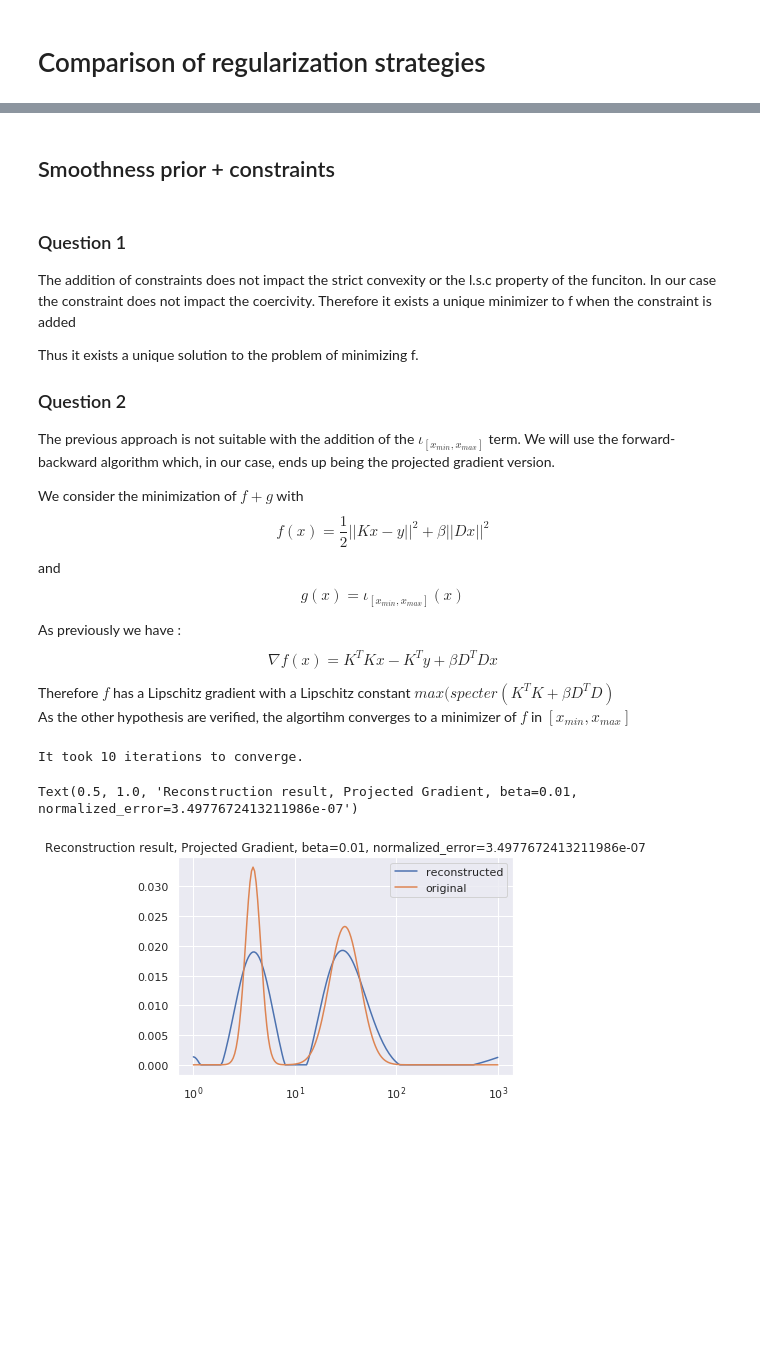
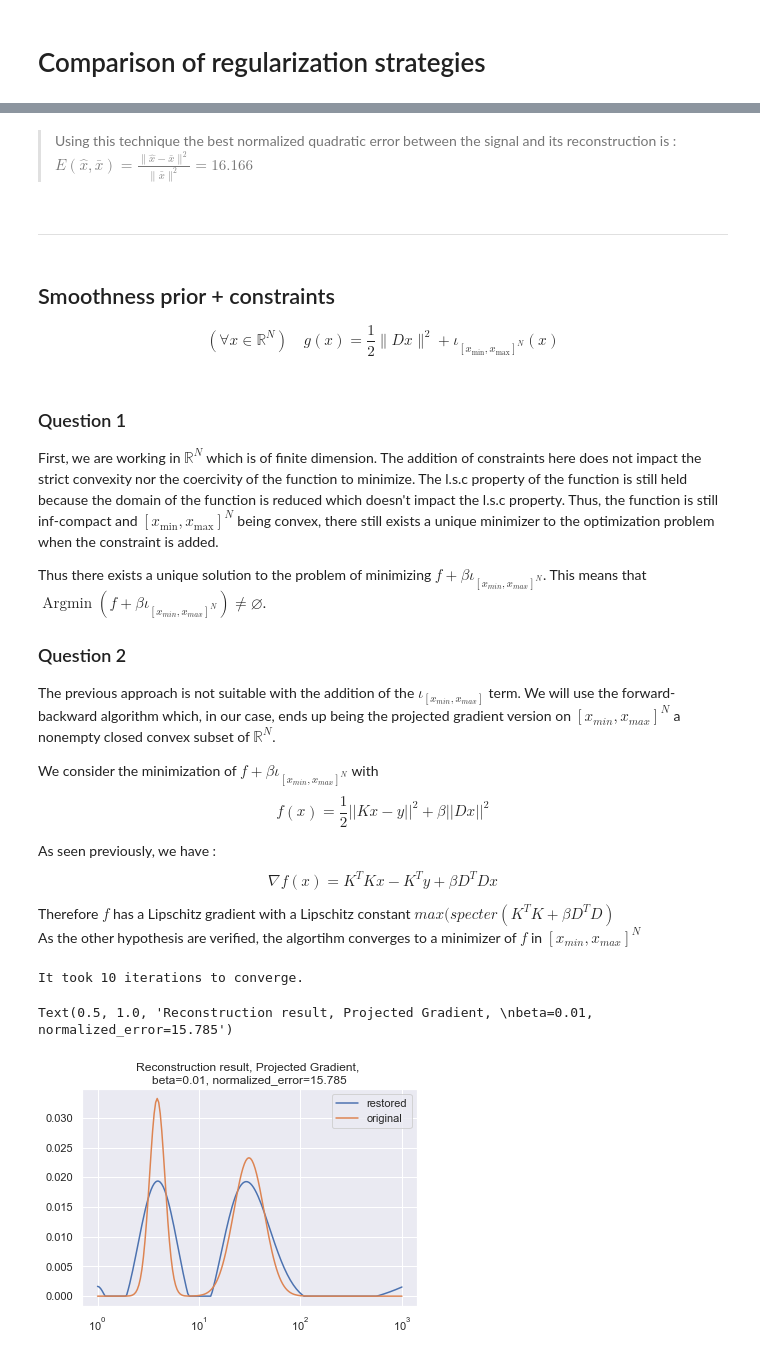
Before and after one commit to EmmanuelJhno/LabsLargeScaleDistributedOptimization, a Jupyter notebook: LSD_TPn2_1_Jehanno_Rauby.ipynb, the cells around one changed output, grey strips where cells are left out. Drawn from its saved outputs; the diff is of its cells as text; code cells hidden in the pictures; blank space fills up the shorter version.

```diff
--- a/LSD_TPn2_1_Jehanno_Rauby.ipynb
+++ b/LSD_TPn2_1_Jehanno_Rauby.ipynb
@@ -12,8 +17,14 @@ x = np.asarray(df)
 # %%
 def exp_T(n, Tmin, Tmax, N):
+    """
+    Exponential sampling strategy
+    """
     return Tmin * np.exp(- (n - 1) * np.log( Tmin / Tmax ) / (N - 1))
 
 def reg_T(m, tmin, tmax, M):
+    """
+    Regular sampling strategy
+    """
     return tmin + (tmax - tmin) * (m-1)/ (M - 1)
 
 N = 200
@@ -23,11 +34,11 @@ T_n_exp = exp_T(n, 1, 1000, N)
 fg, ax  = plt.subplots(1,1)
 ax.set_xscale('log')
 ax.plot(T_n_exp, x)
+ax.set_title('Original signal x_bar as a function of T')
 
 M = 50
 m = np.arange(M)+1
 T_n_reg = reg_T(m, 0, 1.5, M)
 
 K = np.exp(-T_n_reg.reshape(-1,1) @ T_n_exp.reshape(-1,1).T)
-print(K.shape)
 # %% [output]
@@ -93,25 +106,29 @@ Text(0.5, 1.0, 'Reconstruction result, Smoothness prior, beta=0.08, normalized_e
-# %% [markdown]
-## Smoothness prior + constraints
+# %% [markdown]
+> Using this technique the best normalized quadratic error between the signal and its reconstruction is : $E(\widehat{x}, \bar{x})=\frac{\|\widehat{x}-\bar{x}\|^{2}}{\|\bar{x}\|^{2}} = 16.166$
+# %% [markdown]
+---
+# %% [markdown]
+## Smoothness prior + constraints
+$$\left(\forall x \in \mathbb{R}^{N}\right) \quad g(x)=\frac{1}{2}\|D x\|^{2}+\iota_{\left[x_{\min }, x_{\max }\right]^{N}}(x)$$
 # %% [markdown]
 ### Question 1
-The addition of constraints does not impact the strict convexity or the l.s.c property of the funciton. In our case the constraint does not impact the coercivity. Therefore it exists a unique minimizer to f when the constraint is added
+First, we are working in $\mathbb{R}^{N}$ which is of finite dimension.
+The addition of constraints here does not impact the strict convexity nor the coercivity of the function to minimize. The l.s.c property of the function is still held because the domain of the function is reduced which doesn't impact the l.s.c property. Thus, the function is still inf-compact and $\left[x_{\min }, x_{\max }\right]^{N}$ being convex, there still exists a unique minimizer to the optimization problem when the constraint is added.
 
-Thus it exists a unique solution to the problem of minimizing f.
+Thus there exists a unique solution to the problem of minimizing $ f+\beta \iota_{ [ x_{min}, x_{max}]^{N} } $. This means that $\operatorname{Argmin}(f+\beta \iota_{ [ x_{min}, x_{max}]^{N} } ) \neq \varnothing$.
 
 ### Question 2
 
 The previous approach is not suitable with the addition of the $\iota_{ [ x_{min}, x_{max}] }$ term.
-We will use the forward-backward algorithm which, in our case, ends up being the projected gradient version.
+We will use the forward-backward algorithm which, in our case, ends up being the projected gradient version on $[ x_{min}, x_{max}]^{N}$ a nonempty closed convex subset of $\mathbb{R}^{N}$.
 
-We consider the minimization of $ f+g $ with $$ f(x) = \frac{1}{2} \vert \vert Kx - y \vert\vert ^ 2 + \beta \vert\vert D x \vert\vert^2 $$
-and
-$$ g(x) = \iota_{ [ x_{min}, x_{max}] }(x) $$
+We consider the minimization of $ f+\beta \iota_{ [ x_{min}, x_{max}]^{N} } $ with $$ f(x) = \frac{1}{2} \vert \vert Kx - y \vert\vert ^ 2 + \beta \vert\vert D x \vert\vert^2 $$
 
-As previously we have :
+As seen previously, we have :
 $$ \nabla f (x) = K^T K x - K^T y + \beta D^T D x $$
 
 Therefore $f$ has a Lipschitz gradient with a Lipschitz constant  $max(specter(K^T K + \beta D^TD)$
-As the other hypothesis are verified, the algortihm converges to a minimizer of $f$ in $[x_{min}, x_{max}]$
+As the other hypothesis are verified, the algortihm converges to a minimizer of $f$ in $[x_{min}, x_{max}]^{N}$
 # %%
 # choose beta
 beta = 1e-2
@@ -121,36 +138,38 @@ gamma = 1/nu
 delta = 2 - gamma*nu/2
 # choose lbda in [0, delta[
 lbda = delta/2#
 
 assert gamma > 0 and gamma < 2/nu
 assert lbda >=0 and lbda < delta
 
-def proj_grad(gamma, lbda, max_iter=1000):
+def proj_grad(gamma, lbda, beta, max_iter=1000):
     itr = 0
     x_min = np.min(x)
     x_max = np.max(x)
     x_n = best_x_rec #np.random.rand(x.shape[0],x.shape[1])
     convergence = False
     while itr < max_iter and not convergence:
         w_n = x_n - gamma * beta * D.T @ D @ x_n
         x_n1 = x_n + lbda * (np.clip(w_n, a_min=x_min, a_max=x_max) - x_n)
         error = np.linalg.norm(x_n1-x_n)/np.linalg.norm(x_n)
         convergence = error <= 1e-6
         x_n = x_n1
         itr+=1
 
     print('It took {} iterations to converge.'.format(itr))
 
     return x_n, error
 
-x_rec, error = proj_grad(gamma, lbda, max_iter=1000)
+x_rec, error = proj_grad(gamma, lbda, beta, max_iter=1000)
+rec_error = np.linalg.norm(x-x_rec)/np.linalg.norm(x)
 fg, ax = plt.subplots(1,1)
 ax.set_xscale('log')
-ax.plot(T_n_exp, x_rec, label='reconstructed')
+ax.plot(T_n_exp, x_rec, label='restored')
 ax.plot(T_n_exp, x, label='original')
 ax.legend()
-ax.set_title('Reconstruction result, Projected Gradient, beta={0}, normalized_error={1}'.format(beta, error))
+ax.set_title('Reconstruction result, Projected Gradient, \nbeta={0}, normalized_error={1:.3f}'.format(beta,
+                                                                                                      rec_error))
 # %% [output]
 It took 10 iterations to converge.
-Text(0.5, 1.0, 'Reconstruction result, Projected Gradient, beta=0.01, normalized_error=3.4977672413211986e-07')
+Text(0.5, 1.0, 'Reconstruction result, Projected Gradient, \nbeta=0.01, normalized_error=15.785')
-[figure, old version]
+[figure, new version]
```
Also changed, not shown: parts of 16 cells of this notebook.
